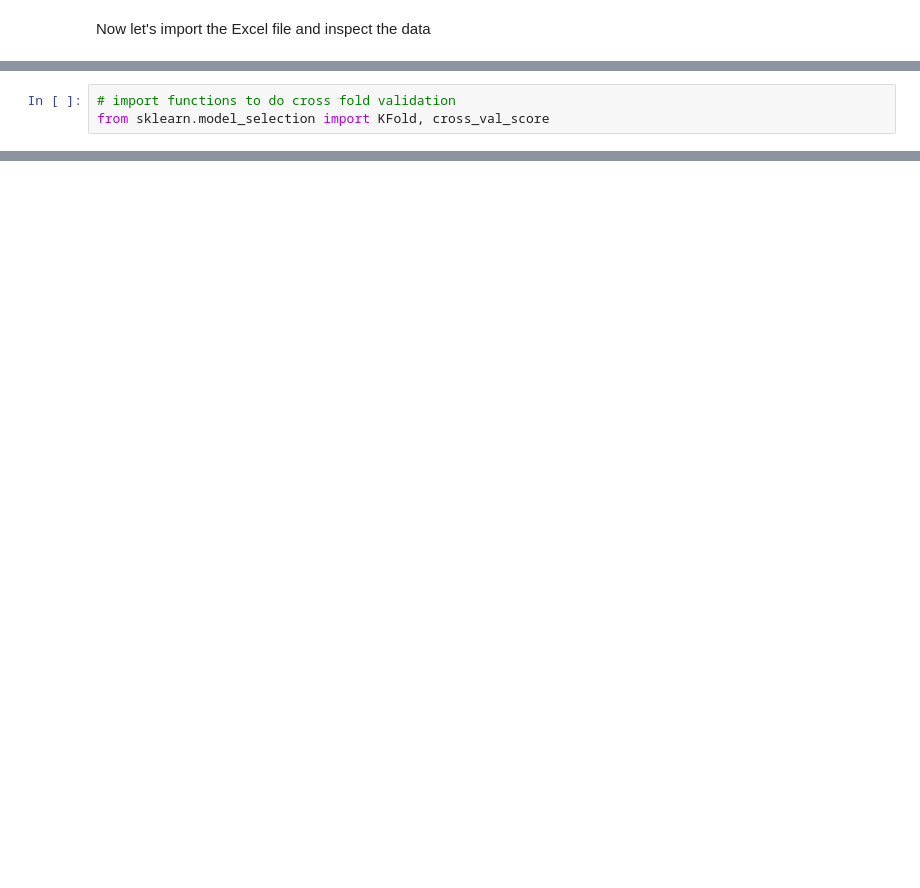
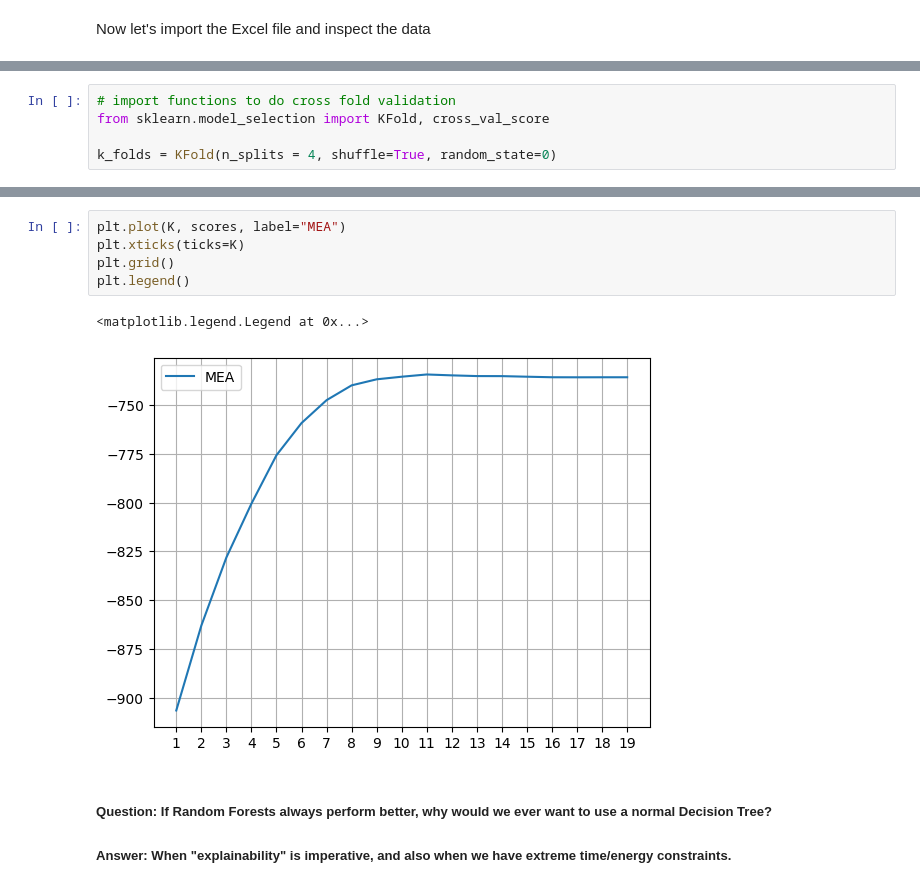
Before and after one commit to EvanEames/MLADCH2526, a Jupyter notebook: week7/ML_Week7.ipynb, the cells around one changed output, grey strips where cells are left out. Saved outputs shown, nothing was run; the diff lists cells and outputs as text; blank space fills up the shorter version.

```diff
--- a/week7/ML_Week7.ipynb
+++ b/week7/ML_Week7.ipynb
@@ -62,6 +51,8 @@ NameError: name 'X' is not defined
 # %%
 # import functions to do cross fold validation
 from sklearn.model_selection import KFold, cross_val_score
+
+k_folds = KFold(n_splits = 4, shuffle=True, random_state=0)
 # %%
 from sklearn.ensemble import RandomForestRegressor
 
@@ -79,0 +69,11 @@ NameError: name 'X' is not defined
+# %%
+plt.plot(K, scores, label="MEA")
+plt.xticks(ticks=K)
+plt.grid()
+plt.legend()
+# %% [output]
+<matplotlib.legend.Legend at 0x...>
+[figure, added]
+# %% [markdown]
+##### Question: If Random Forests always perform better, why would we ever want to use a normal Decision Tree?
+##### Answer: When "explainability" is imperative, and also when we have extreme time/energy constraints.
```
Also changed, not shown: parts of 12 cells of this notebook, 3 other files.
